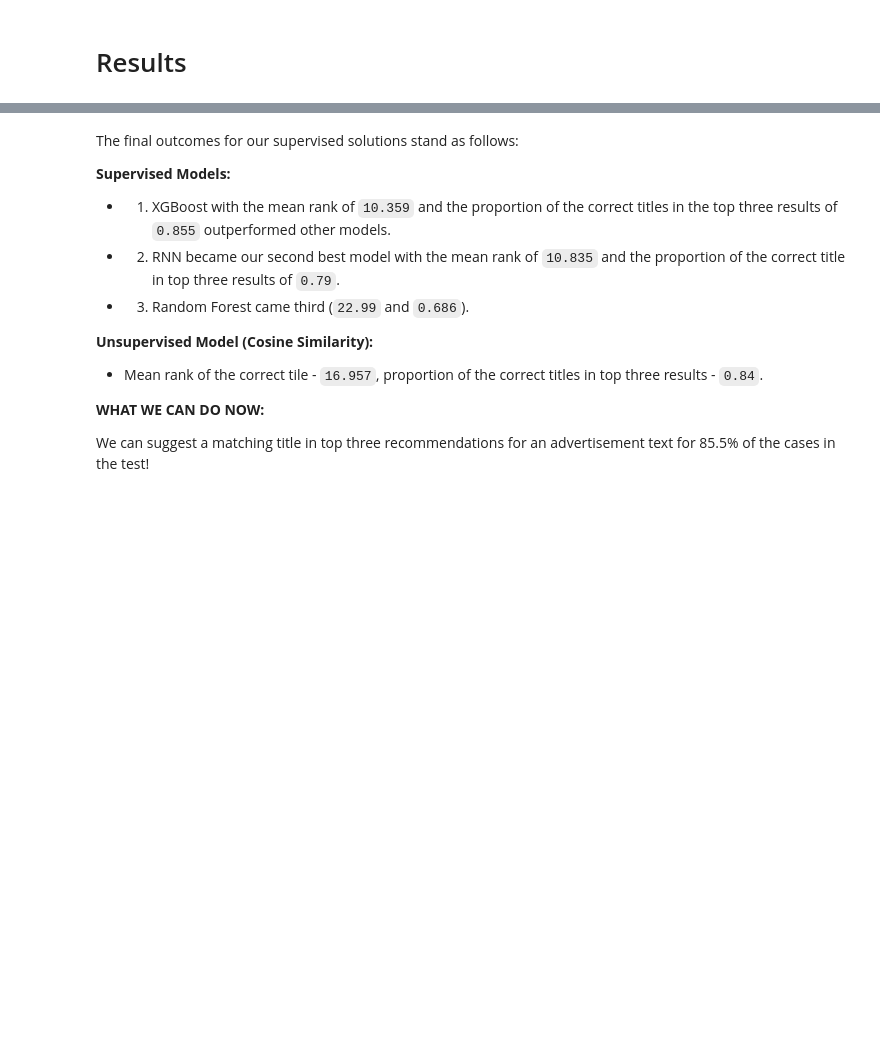
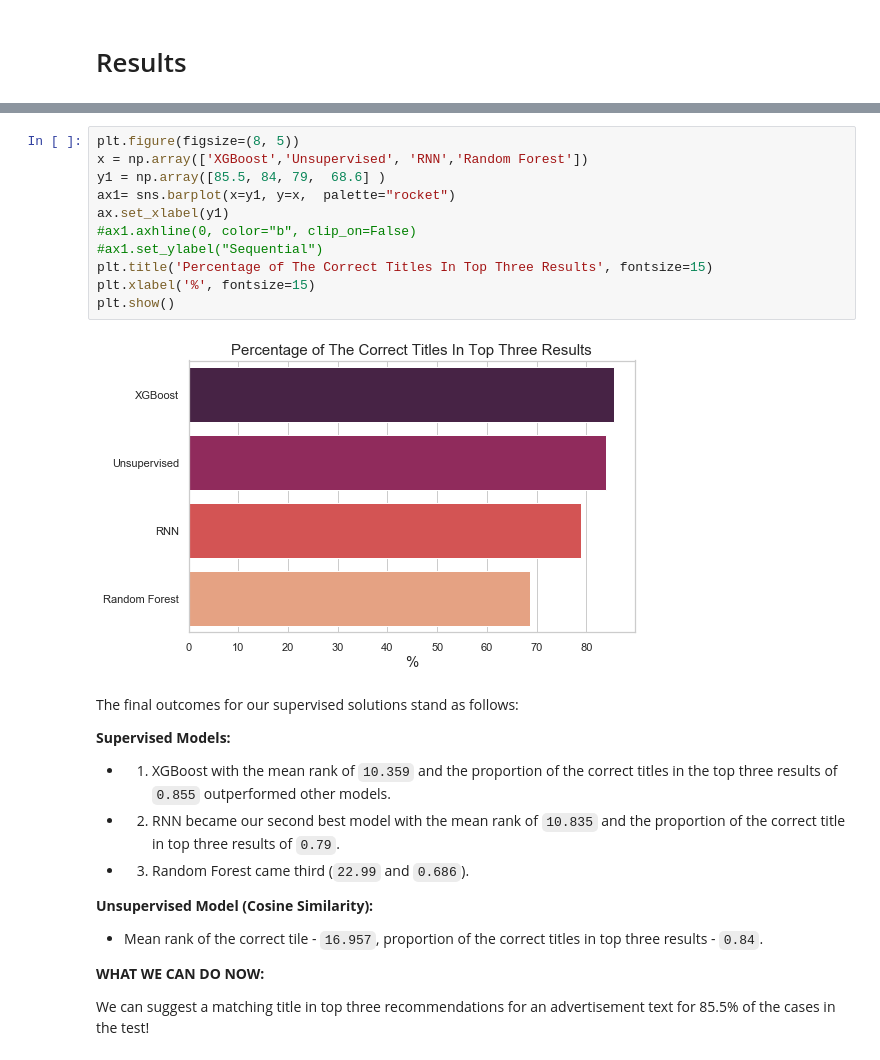
Before and after one commit to innawendell/Final_Capstone, a Jupyter notebook: Ads (1).ipynb, the cells around one changed output, grey strips where cells are left out. Drawn from its saved outputs; the diff is of its cells as text; blank space fills up the shorter version.

```diff
--- a/Ads (1).ipynb
+++ b/Ads (1).ipynb
@@ -1843,3 +1832,16 @@ plt.show()
+# %%
+plt.figure(figsize=(8, 5))
+x = np.array(['XGBoost','Unsupervised', 'RNN','Random Forest'])
+y1 = np.array([85.5, 84, 79,  68.6] )
+ax1= sns.barplot(x=y1, y=x,  palette="rocket")
+ax.set_xlabel(y1)
+#ax1.axhline(0, color="b", clip_on=False)
+#ax1.set_ylabel("Sequential")
+plt.title('Percentage of The Correct Titles In Top Three Results', fontsize=15)
+plt.xlabel('%', fontsize=15)
+plt.show()
+# %% [output]
+[figure, added]
 # %% [markdown]
 The final outcomes for our supervised solutions stand as follows:
 
```
Also changed, not shown: parts of 2 cells of this notebook.
